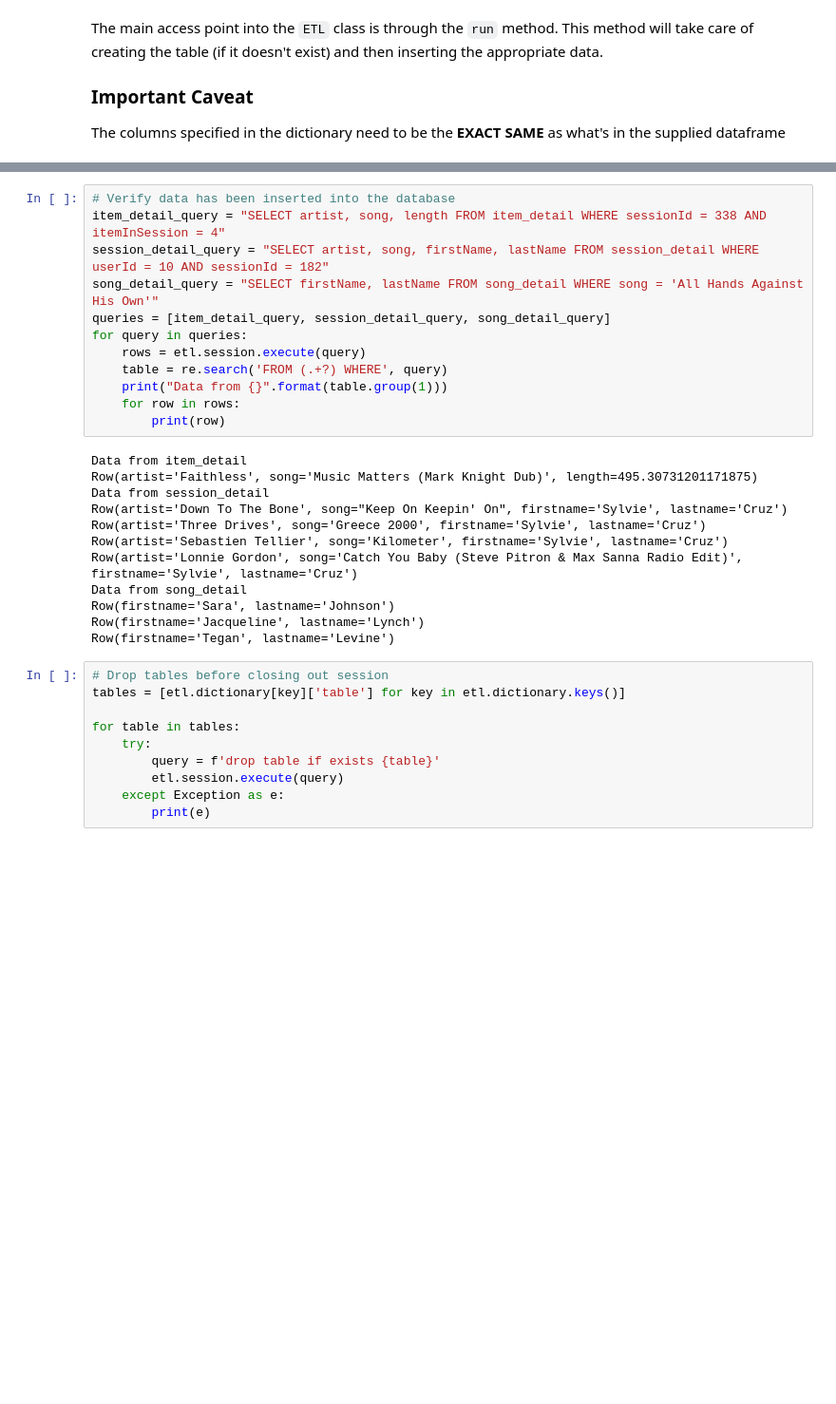
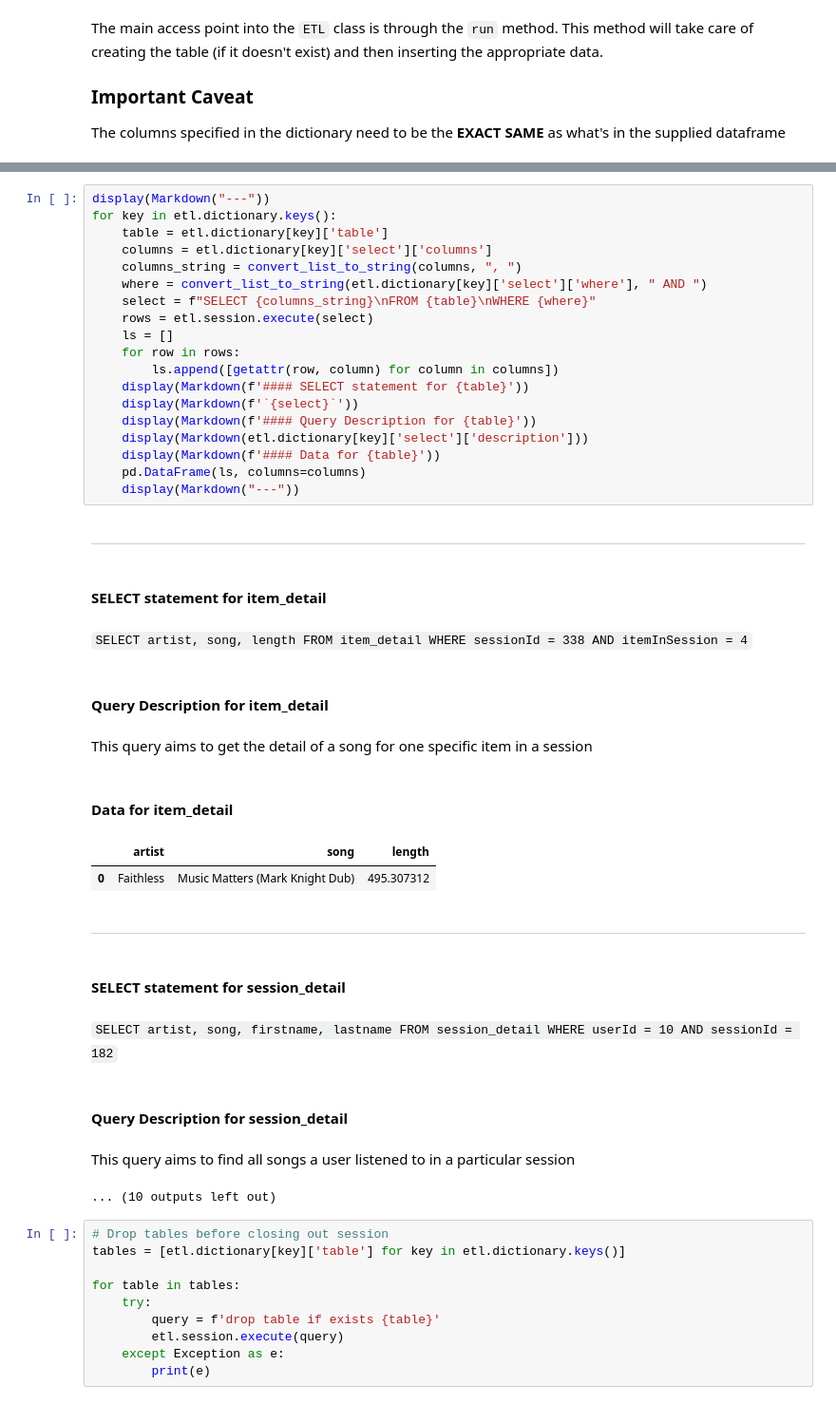
Before and after one commit to dpguthrie/Udacity, a Jupyter notebook: data_engineering/data_modeling/nosql/project/Presentation.ipynb, the cells around one changed output, grey strips where cells are left out. Shown at 95% size. Cells and saved outputs as stored; diff of their text form; blank space fills up the shorter version.

Commit message:
Update presentation for new queries, select statements

```diff
--- a/data_engineering/data_modeling/nosql/project/Presentation.ipynb
+++ b/data_engineering/data_modeling/nosql/project/Presentation.ipynb
@@ -159,27 +164,41 @@ Data for session_detail inserted
-# %%
-# Verify data has been inserted into the database
-item_detail_query = "SELECT artist, song, length FROM item_detail WHERE sessionId = 338 AND itemInSession = 4"
-session_detail_query = "SELECT artist, song, firstName, lastName FROM session_detail WHERE userId = 10 AND sessionId = 182"
-song_detail_query = "SELECT firstName, lastName FROM song_detail WHERE song = 'All Hands Against His Own'"
-queries = [item_detail_query, session_detail_query, song_detail_query]
-for query in queries:
-    rows = etl.session.execute(query)
-    table = re.search('FROM (.+?) WHERE', query)
-    print("Data from {}".format(table.group(1)))
-    for row in rows:
-        print(row)
-# %% [output]
-Data from item_detail
-Row(artist='Faithless', song='Music Matters (Mark Knight Dub)', length=495.30731201171875)
-Data from session_detail
-Row(artist='Down To The Bone', song="Keep On Keepin' On", firstname='Sylvie', lastname='Cruz')
-Row(artist='Three Drives', song='Greece 2000', firstname='Sylvie', lastname='Cruz')
-Row(artist='Sebastien Tellier', song='Kilometer', firstname='Sylvie', lastname='Cruz')
-Row(artist='Lonnie Gordon', song='Catch You Baby (Steve Pitron & Max Sanna Radio Edit)', firstname='Sylvie', lastname='Cruz')
-Data from song_detail
-Row(firstname='Sara', lastname='Johnson')
-Row(firstname='Jacqueline', lastname='Lynch')
-Row(firstname='Tegan', lastname='Levine')
+# %%
+display(Markdown("---"))
+for key in etl.dictionary.keys():
+    table = etl.dictionary[key]['table']
+    columns = etl.dictionary[key]['select']['columns']
+    columns_string = convert_list_to_string(columns, ", ")
+    where = convert_list_to_string(etl.dictionary[key]['select']['where'], " AND ")
+    select = f"SELECT {columns_string}\nFROM {table}\nWHERE {where}"
+    rows = etl.session.execute(select)
+    ls = []
+    for row in rows:
+        ls.append([getattr(row, column) for column in columns])
+    display(Markdown(f'#### SELECT statement for {table}'))
+    display(Markdown(f'`{select}`'))
+    display(Markdown(f'#### Query Description for {table}'))
+    display(Markdown(etl.dictionary[key]['select']['description']))
+    display(Markdown(f'#### Data for {table}'))
+    pd.DataFrame(ls, columns=columns)
+    display(Markdown("---"))
+# %% [output]
+---
+#### SELECT statement for item_detail
+`SELECT artist, song, length
+FROM item_detail
+WHERE sessionId = 338 AND itemInSession = 4`
+#### Query Description for item_detail
+This query aims to get the detail of a song for                 one specific item in a session
+#### Data for item_detail
+|  | artist | song | length |
+| 0 | Faithless | Music Matters (Mark Knight Dub) | 495.307312 |
+---
+#### SELECT statement for session_detail
+`SELECT artist, song, firstname, lastname
+FROM session_detail
+WHERE userId = 10 AND sessionId = 182`
+#### Query Description for session_detail
+This query aims to find all songs a user listened                 to in a particular session
+... (10 outputs left out)
 # %%
 # Drop tables before closing out session
 tables = [etl.dictionary[key]['table'] for key in etl.dictionary.keys()]
```
Also changed, not shown: parts of 7 cells of this notebook.
